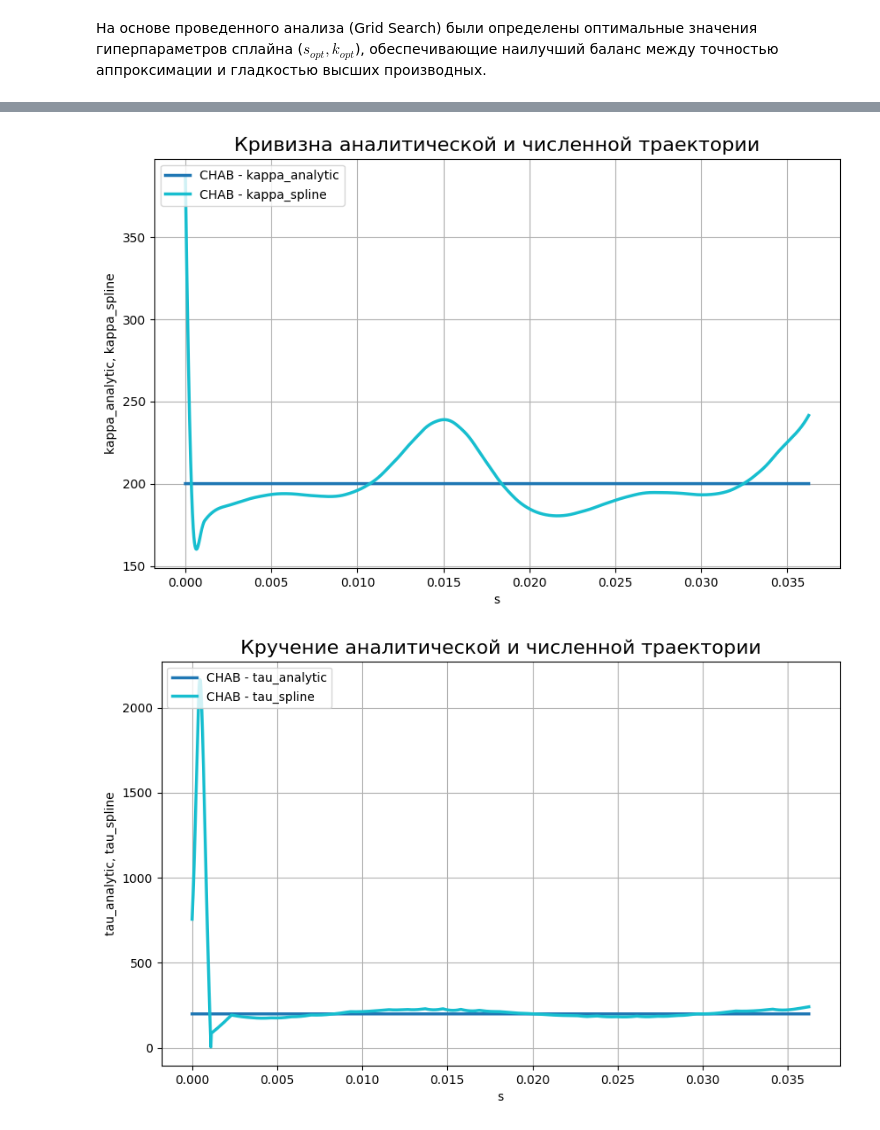
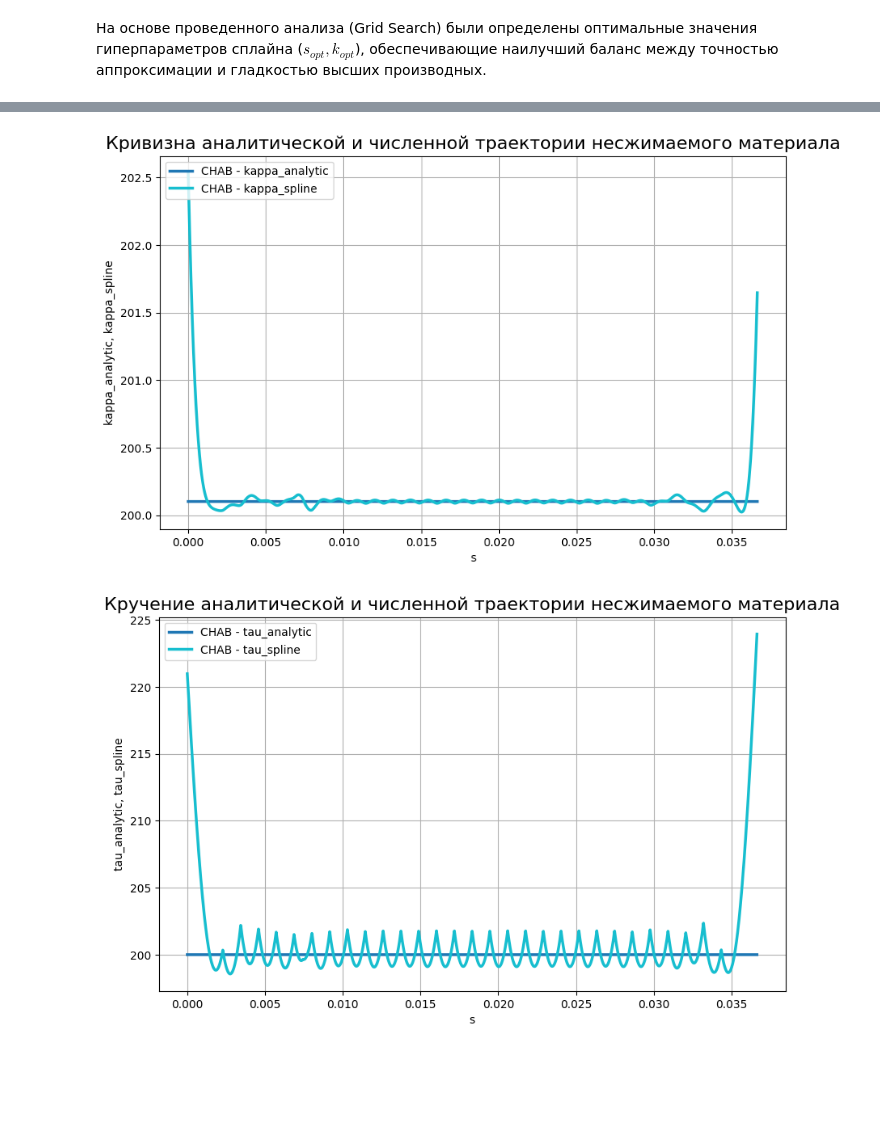
Before and after one commit to ArtemDos/complex_deformations, a Jupyter notebook: P29/ideal_vint/chab.ipynb, the cells around one changed output, grey strips where cells are left out. Saved outputs shown, nothing was run; the diff lists cells and outputs as text; code cells hidden in the pictures; blank space fills up the shorter version.

```diff
--- a/P29/ideal_vint/chab.ipynb
+++ b/P29/ideal_vint/chab.ipynb
@@ -32,8 +32,11 @@ a, c, n_turns
 # %%
 from core.reader import read_ansys_csv
 
-numerical_experiment_data_chab = r"chab.csv"
-numerical_experiment_chab = read_ansys_csv(numerical_experiment_data_chab)
+path_compressible = r"chab.csv"
+path_incompressible = r"chab_incompressible.csv"
+
+numerical_experiment_chab = read_ansys_csv(path_compressible)
+numerical_experiment_chab_inc = read_ansys_csv(path_incompressible)
 # %% [markdown]
 ### 1. Первичный обзор данных
 Проверим структуру загруженного DataFrame. Данные содержат временные метки, компоненты тензоров деформаций (упругих `EPEL`, пластических `EPPL`, полных `EPTO`), напряжений (`S`), а также интенсивность деформаций и параметр Одквиста.
@@ -217,5 +270,34 @@ df_stage2["d2Eps_3_analytic"] = d2E[2]
 df_stage2["d3Eps_1_analytic"] = d3E[0]
 df_stage2["d3Eps_2_analytic"] = d3E[1]
 df_stage2["d3Eps_3_analytic"] = d3E[2]
+# %%
+from core.derivatives.analytical import AnalyticalDerivatives
+
+analytical = AnalyticalDerivatives(c=c, a=a)
+
+s_vals = s_inc["s"].to_numpy()
+
+start_row = numerical_experiment_chab_inc[numerical_experiment_chab_inc["Time"] <= split_time].iloc[-1]
+eps_z_start = start_row["EPTO_ZZ"]
+eps_theta_start = start_row["EPTO_TT"]
+
+E1, E2, E3 = analytical.get_values(s_vals, eps_z_start, eps_theta_start)
+df_stage2_inc["Eps_1_analytic"] = E1
+df_stage2_inc["Eps_2_analytic"] = E2
+df_stage2_inc["Eps_3_analytic"] = E3
+
+dE, d2E, d3E = analytical.get_all_derivatives(s_vals)
+
+df_stage2_inc["dEps_1_analytic"] = dE[0]
+df_stage2_inc["dEps_2_analytic"] = dE[1]
+df_stage2_inc["dEps_3_analytic"] = dE[2]
+
+df_stage2_inc["d2Eps_1_analytic"] = d2E[0]
+df_stage2_inc["d2Eps_2_analytic"] = d2E[1]
+df_stage2_inc["d2Eps_3_analytic"] = d2E[2]
+
+df_stage2_inc["d3Eps_1_analytic"] = d3E[0]
+df_stage2_inc["d3Eps_2_analytic"] = d3E[1]
+df_stage2_inc["d3Eps_3_analytic"] = d3E[2]
 # %%
 plot_xy(
@@ -359,19 +529,19 @@ df_stage2["tau_spline"] = np.abs(t_spline)
 # %%
 plot_xy(
-    data_pairs=[(model_name, df_stage2)],
+    data_pairs=[(model_name, df_stage2_inc)],
     x_col="s",
     y_cols=["kappa_analytic", "kappa_spline"],
-    title="Кривизна аналитической и численной траектории",
+    title="Кривизна аналитической и численной траектории несжимаемого материала",
     figsize=(10, 6)
 )
 
 plot_xy(
-    data_pairs=[(model_name, df_stage2)],
+    data_pairs=[(model_name, df_stage2_inc)],
     x_col="s",
     y_cols=["tau_analytic", "tau_spline"],
-    title="Кручение аналитической и численной траектории",
+    title="Кручение аналитической и численной траектории несжимаемого материала",
     figsize=(10, 6)
 )
 # %% [output]
-[figure, old version]
+[figure, new version]
-[figure, old version]
+[figure, new version]
```
Also changed, not shown: parts of 44 cells of this notebook, 1 other file.
